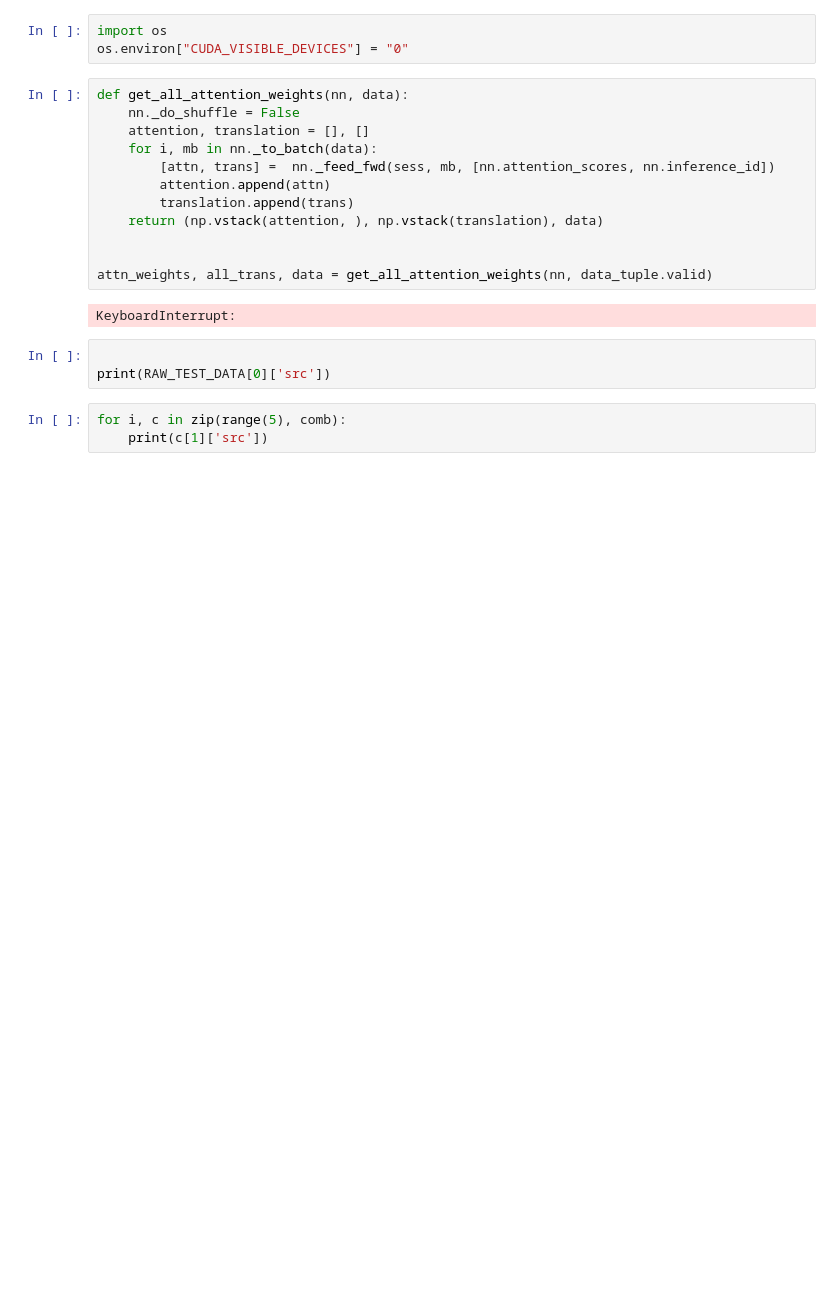
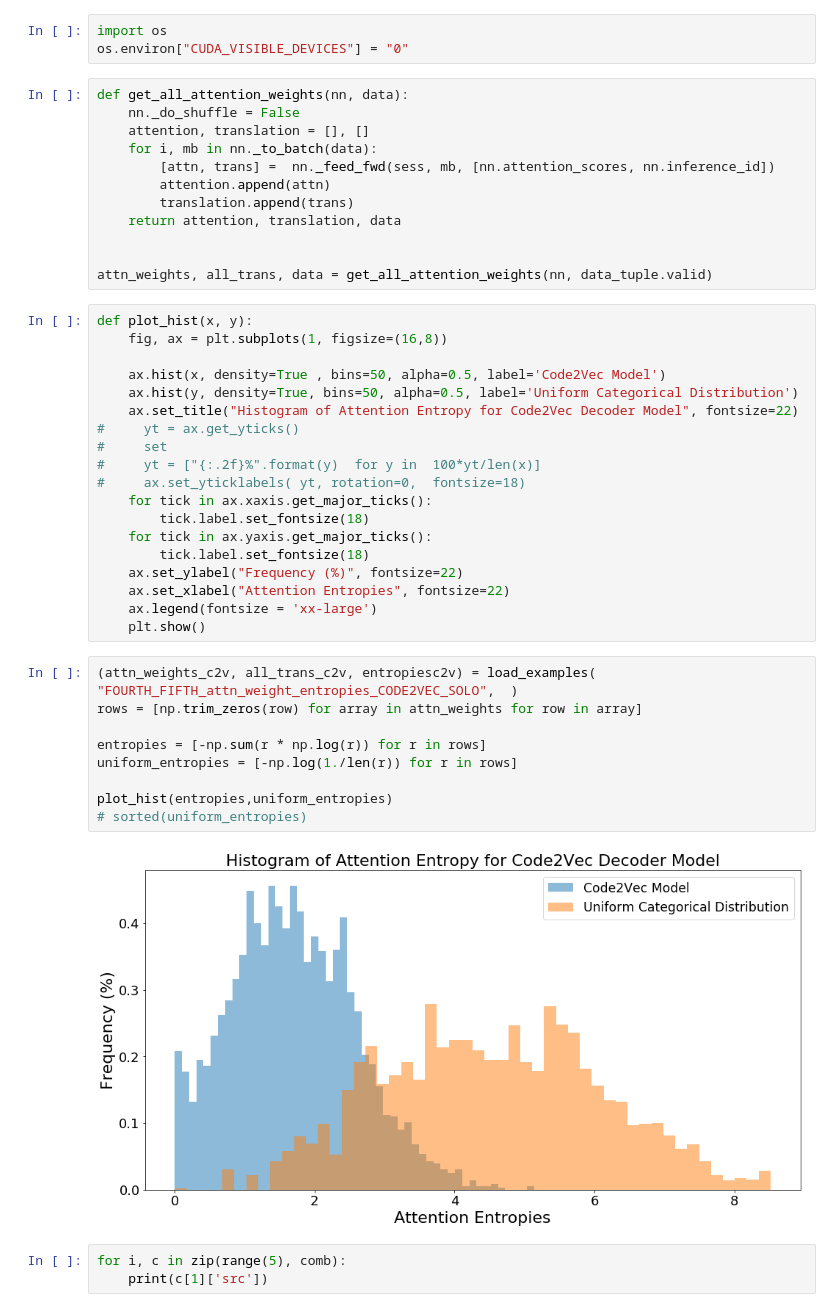
Before and after one commit to cdmatters/automatic_documentation, a Jupyter notebook: InvestigateC2V.ipynb, the cells around one changed output. Cells and saved outputs as stored; diff of their text form; blank space fills up the shorter version.

```diff
--- a/InvestigateC2V.ipynb
+++ b/InvestigateC2V.ipynb
@@ -263,15 +263,40 @@ def get_all_attention_weights(nn, data):
         [attn, trans] =  nn._feed_fwd(sess, mb, [nn.attention_scores, nn.inference_id])
         attention.append(attn)
         translation.append(trans)
-    return (np.vstack(attention, ), np.vstack(translation), data)
+    return attention, translation, data
 
 
 attn_weights, all_trans, data = get_all_attention_weights(nn, data_tuple.valid)
-# %% [output]
-KeyboardInterrupt:
-# %%
-
-print(RAW_TEST_DATA[0]['src'])
+# %%
+def plot_hist(x, y):
+    fig, ax = plt.subplots(1, figsize=(16,8))
+
+    ax.hist(x, density=True , bins=50, alpha=0.5, label='Code2Vec Model')
+    ax.hist(y, density=True, bins=50, alpha=0.5, label='Uniform Categorical Distribution')
+    ax.set_title("Histogram of Attention Entropy for Code2Vec Decoder Model", fontsize=22)
+#     yt = ax.get_yticks()
+#     set
+#     yt = ["{:.2f}%".format(y)  for y in  100*yt/len(x)]
+#     ax.set_yticklabels( yt, rotation=0,  fontsize=18)
+    for tick in ax.xaxis.get_major_ticks():
+        tick.label.set_fontsize(18)
+    for tick in ax.yaxis.get_major_ticks():
+        tick.label.set_fontsize(18)
+    ax.set_ylabel("Frequency (%)", fontsize=22)
+    ax.set_xlabel("Attention Entropies", fontsize=22)
+    ax.legend(fontsize = 'xx-large')
+    plt.show()
+# %%
+(attn_weights_c2v, all_trans_c2v, entropiesc2v) = load_examples( "FOURTH_FIFTH_attn_weight_entropies_CODE2VEC_SOLO",  )
+rows = [np.trim_zeros(row) for array in attn_weights for row in array]
+
+entropies = [-np.sum(r * np.log(r)) for r in rows]
+uniform_entropies = [-np.log(1./len(r)) for r in rows]
+
+plot_hist(entropies,uniform_entropies)
+# sorted(uniform_entropies)
+# %% [output]
+[figure, added]
 # %%
 for i, c in zip(range(5), comb):
     print(c[1]['src'])
```
Also changed, not shown: parts of 1 cell of this notebook, 1 other file.
